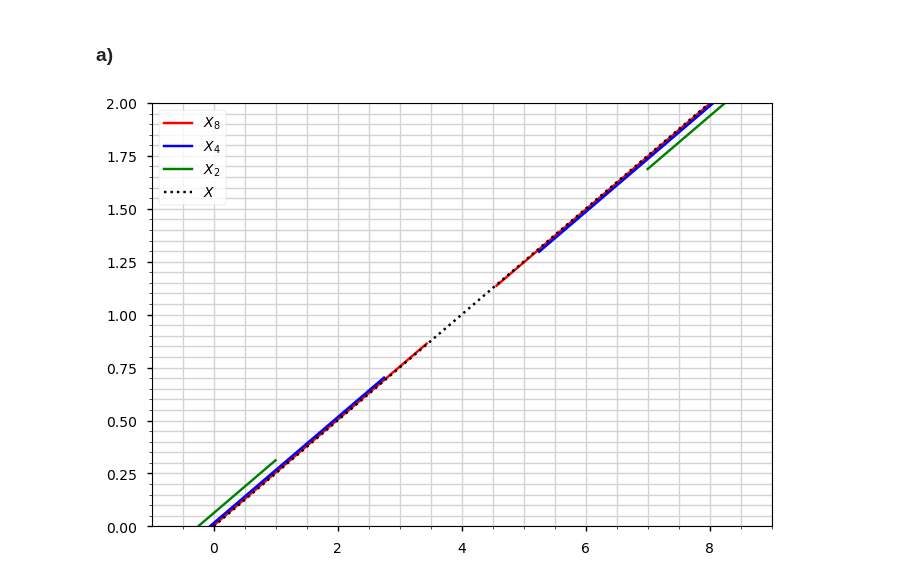
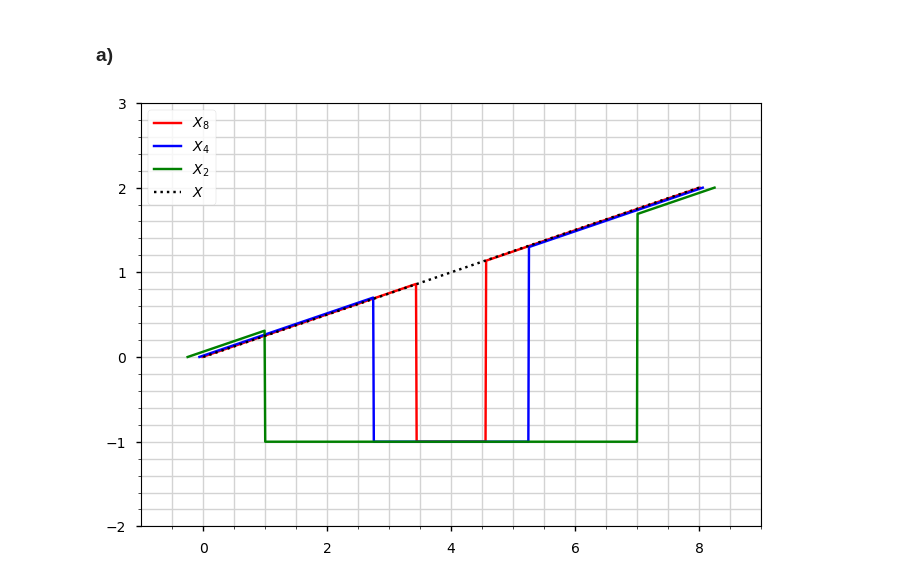
Before and after one commit to Rob2U/MathematikIII, a Jupyter notebook: Blatt 9/Aufgabe9.1.ipynb, the cells around one changed output. Cells and saved outputs as stored; diff of their text form; code cells hidden in the pictures.

Commit message:
fix for plot showing not the whole functions

```diff
--- a/Blatt 9/Aufgabe9.1.ipynb
+++ b/Blatt 9/Aufgabe9.1.ipynb
@@ -16,23 +16,25 @@ plt.rcParams.update({
 # %%
 fig, ax  = plt.subplots()
 plt.grid(visible=True, which="both", color="lightgray")
 
-vals = np.linspace(-1, 9, 10000)
+vals = np.linspace(-1, 9, 1000)
 
 X = np.piecewise(vals, [(vals >= 0) * (vals <= 8)], [lambda x: 1/4*x, np.NaN])
 
 X_n = lambda n: np.piecewise(vals,
-                             [(vals >= -1/(n*n)) * (vals <= 4-4/n-4/(n*n)),
+                             [(vals > -1/(n*n)) * (vals < 4-4/n-4/(n*n)),
+                              (vals == 4-4/n-4/(n*n)), # I tried to fix the fact that plt tries to plot the function as a continuos line but the exact point is sadly not hit by np.linspace()
                               (vals > 4-4/n-4/(n*n)) * (vals < 4+4/n+4/(n*n)),
-                              (vals >= 4+4/n+4/(n*n)) * (vals <= 8 + 1/(n*n))],
-                             [lambda x: 1/(4*n*n)+(1/4)*x, np.NaN, lambda x: -1/(4*n*n)+(1/4)*x,np.NaN])
+                              (vals == 4+4/n+4/(n*n)),
+                              (vals > 4+4/n+4/(n*n)) * (vals < 8 + 1/(n*n))],
+                             [lambda x: 1/(4*n*n)+(1/4)*x, np.NaN, -1, np.NaN, lambda x: -1/(4*n*n)+(1/4)*x,np.NaN])
 ax.plot(vals,X_n(8), color="red",label="$X_8$")
 ax.plot(vals,X_n(4), color="blue",label="$X_4$")
 ax.plot(vals,X_n(2), color="green",label="$X_2$")
 ax.plot(vals,X, color="black", label="$X$", linestyle=':') # f_x
 ax.set_xlim([-1, 9])
-ax.set_ylim([0,2])
+ax.set_ylim([-2,3])
 ax.legend()
 ax.minorticks_on();
 # %% [output]
-[figure, old version]
+[figure, new version]
```
